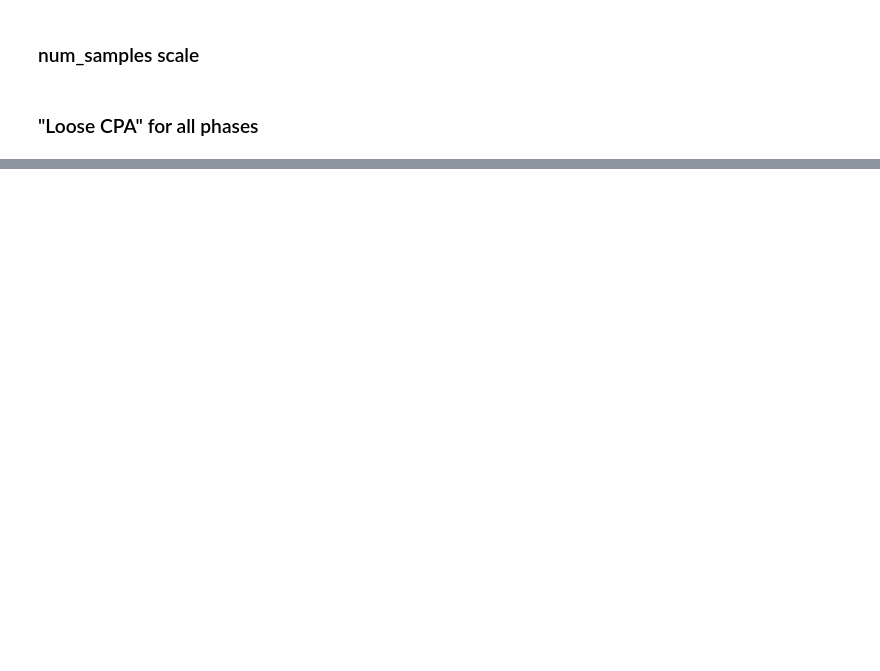
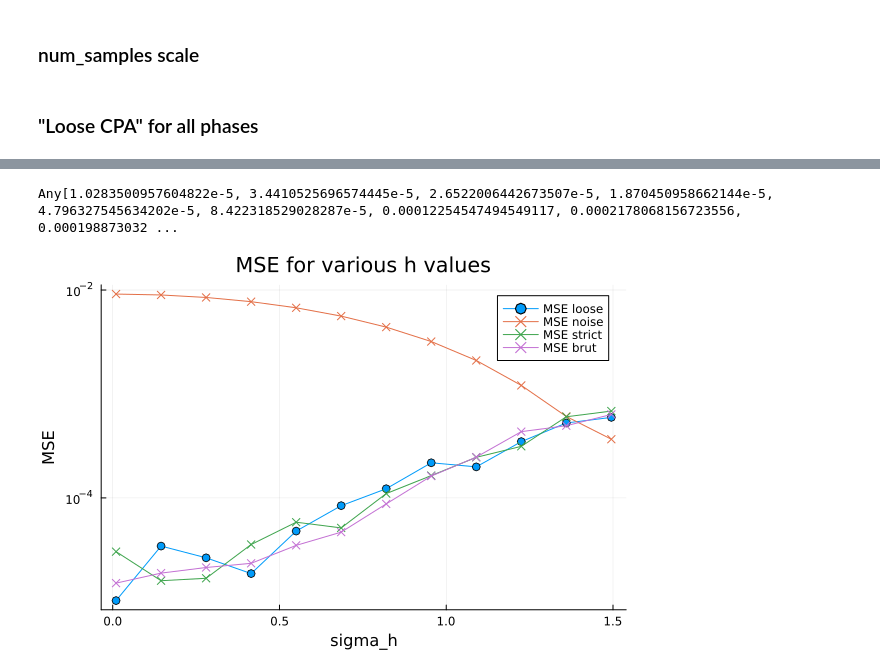
Before and after one commit to julia-guignon/pp-em, a Jupyter notebook: cdr/trotter_merge.ipynb, the cells around one changed output, grey strips where cells are left out. Cells and saved outputs as stored; diff of their text form; code cells hidden in the pictures; blank space fills up the shorter version.

```diff
--- a/cdr/trotter_merge.ipynb
+++ b/cdr/trotter_merge.ipynb
@@ -675,0 +814,11 @@ sigma_h = 0:0.5:1.5 #add more substeps later
+# %%
+println(MSE_loose_fig_a, " ", MSE_noise_fig_a)
+# %% [output]
+Any[1.0283500957604822e-5, 3.4410525696574445e-5, 2.6522006442673507e-5, 1.870450958662144e-5, 4.796327545634202e-5, 8.422318529028287e-5, 0.00012254547494549117, 0.0002178068156723556, 0.000198873032 ...
+# %%
+plot(sigma_h, MSE_loose_fig_a, yscale = :log10,  marker=:o, label="MSE loose", xlabel="sigma_h", ylabel="MSE", title="MSE for various h values")
+plot!(sigma_h, MSE_noise_fig_a, marker=:x, label="MSE noise", xlabel="sigma_h", ylabel="MSE", title="MSE for various h values")
+plot!(sigma_h, MSE_strict_fig_a, marker=:x, label="MSE strict", xlabel="sigma_h", ylabel="MSE", title="MSE for various h values")
+plot!(sigma_h, MSE_brut_fig_a, marker=:x, label="MSE brut", xlabel="sigma_h", ylabel="MSE", title="MSE for various h values")
+# %% [output]
+[figure, added]
```
Also changed, not shown: parts of 14 cells of this notebook.
